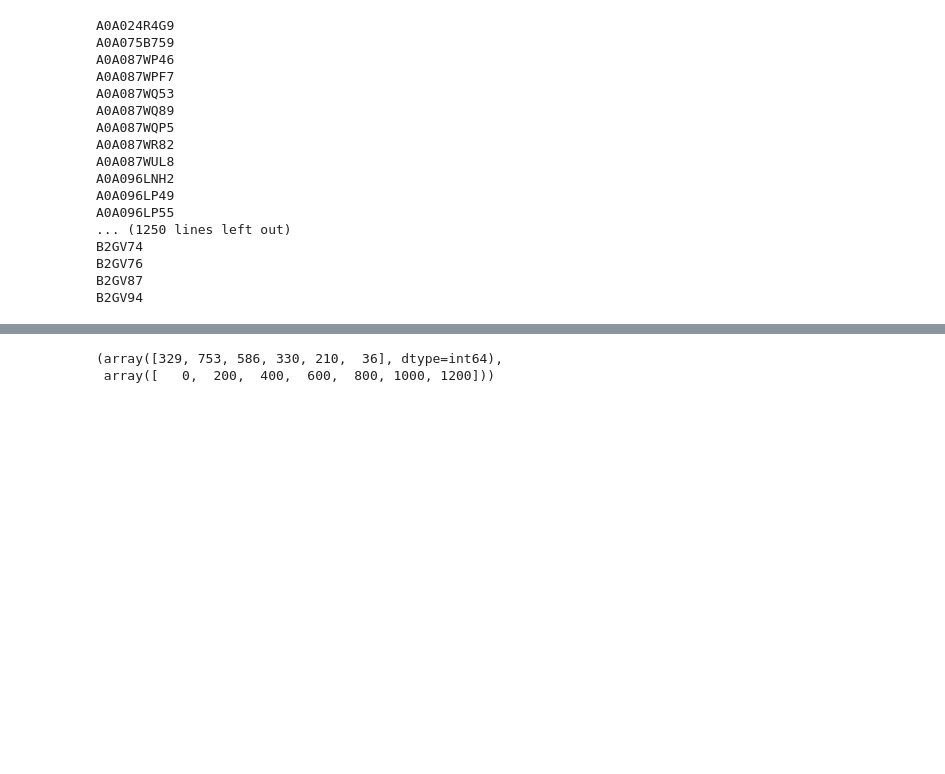
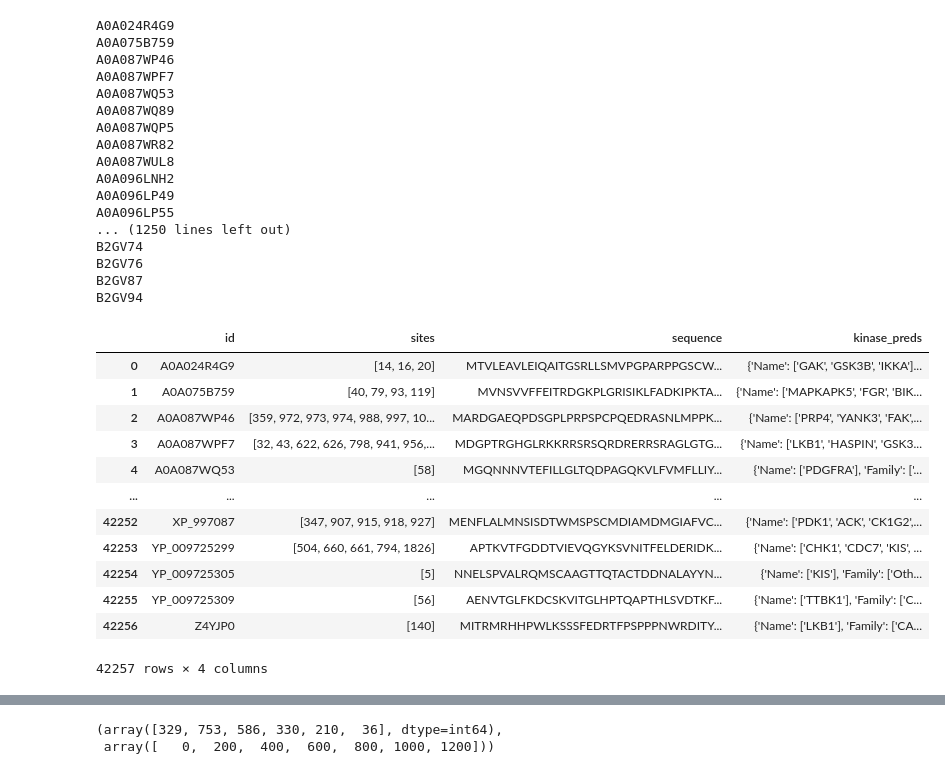
Before and after one commit to nexuso1/bio-research, a Jupyter notebook: notebooks/pred_analysis.ipynb, the cells around one changed output, grey strips where cells are left out. Drawn from its saved outputs; the diff is of its cells as text; code cells hidden in the pictures; blank space fills up the shorter version.

```diff
--- a/notebooks/pred_analysis.ipynb
+++ b/notebooks/pred_analysis.ipynb
@@ -217,6 +127,31 @@ B2GV74
 B2GV76
 B2GV87
 B2GV94
+# %%
+import glob
+import json
+
+total_preds = {}
+for path in glob.glob('*_chunk*.json'):
+    with open(path, 'r') as f:
+        chunk = json.load(f)
+        corrected = {int(k) : v for k, v in chunk.items()}
+        total_preds.update(corrected)
 # %%
-prot_info['kinase_preds'] = preds
-prot_info.to_json('prots_with_kinase_preds.json')
+prot_info['kinase_preds'] = total_preds
+prot_info.to_json('../data/prots_with_kinase_preds.json')
+prot_info
+# %% [output]
+|  | id | sites | sequence | kinase_preds |
+| 0 | A0A024R4G9 | [14, 16, 20] | MTVLEAVLEIQAITGSRLLSMVPGPARPPGSCW... | {'Name': ['GAK', 'GSK3B', 'IKKA']... |
+| 1 | A0A075B759 | [40, 79, 93, 119] | MVNSVVFFEITRDGKPLGRISIKLFADKIPKTA... | {'Name': ['MAPKAPK5', 'FGR', 'BIK... |
+| 2 | A0A087WP46 | [359, 972, 973, 974, 988, 997, 10... | MARDGAEQPDSGPLPRPSPCPQEDRASNLMPPK... | {'Name': ['PRP4', 'YANK3', 'FAK',... |
+| 3 | A0A087WPF7 | [32, 43, 622, 626, 798, 941, 956,... | MDGPTRGHGLRKKRRSRSQRDRERRSRAGLGTG... | {'Name': ['LKB1', 'HASPIN', 'GSK3... |
+| 4 | A0A087WQ53 | [58] | MGQNNNVTEFILLGLTQDPAGQKVLFVMFLLIY... | {'Name': ['PDGFRA'], 'Family': ['... |
+| ... | ... | ... | ... | ... |
+| 42252 | XP_997087 | [347, 907, 915, 918, 927] | MENFLALMNSISDTWMSPSCMDIAMDMGIAFVC... | {'Name': ['PDK1', 'ACK', 'CK1G2',... |
+| 42253 | YP_009725299 | [504, 660, 661, 794, 1826] | APTKVTFGDDTVIEVQGYKSVNITFELDERIDK... | {'Name': ['CHK1', 'CDC7', 'KIS', ... |
+| 42254 | YP_009725305 | [5] | NNELSPVALRQMSCAAGTTQTACTDDNALAYYN... | {'Name': ['KIS'], 'Family': ['Oth... |
+| 42255 | YP_009725309 | [56] | AENVTGLFKDCSKVITGLHPTQAPTHLSVDTKF... | {'Name': ['TTBK1'], 'Family': ['C... |
+| 42256 | Z4YJP0 | [140] | MITRMRHHPWLKSSSFEDRTFPSPPPNWRDITY... | {'Name': ['LKB1'], 'Family': ['CA... |
+42257 rows × 4 columns
```
Also changed, not shown: parts of 23 cells of this notebook.
